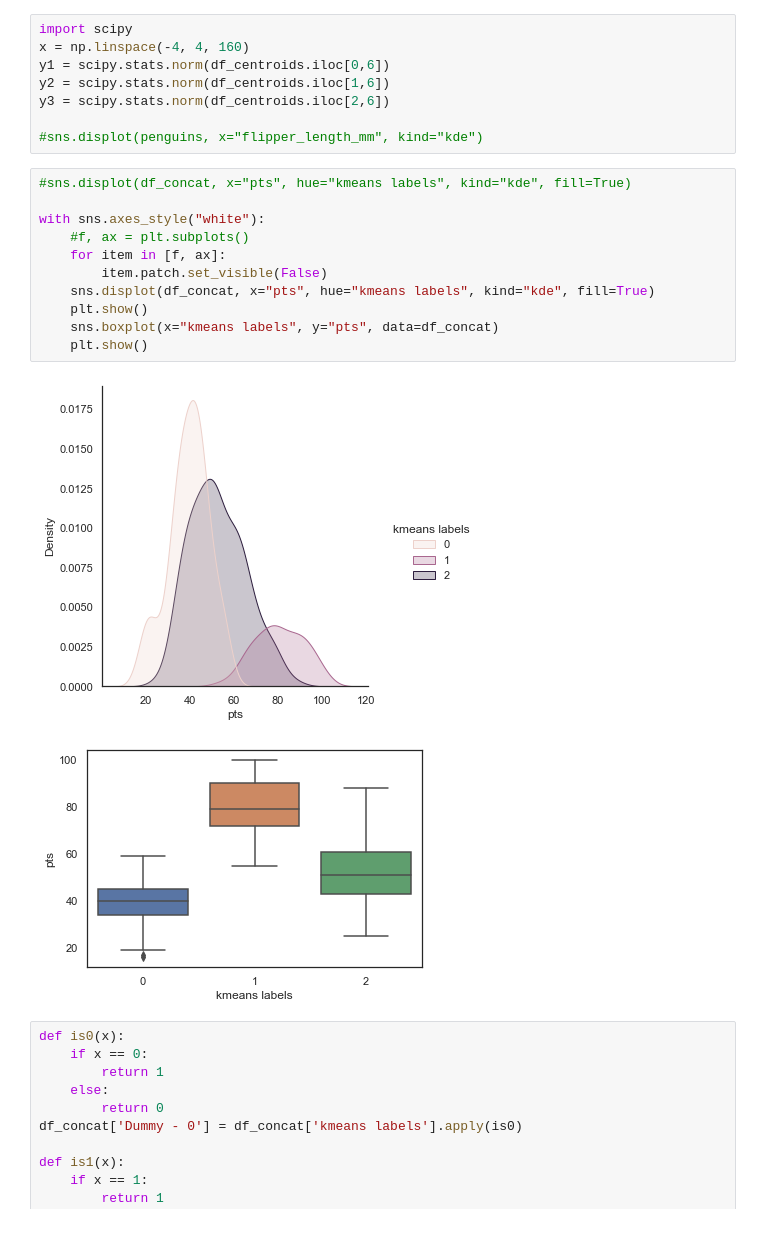
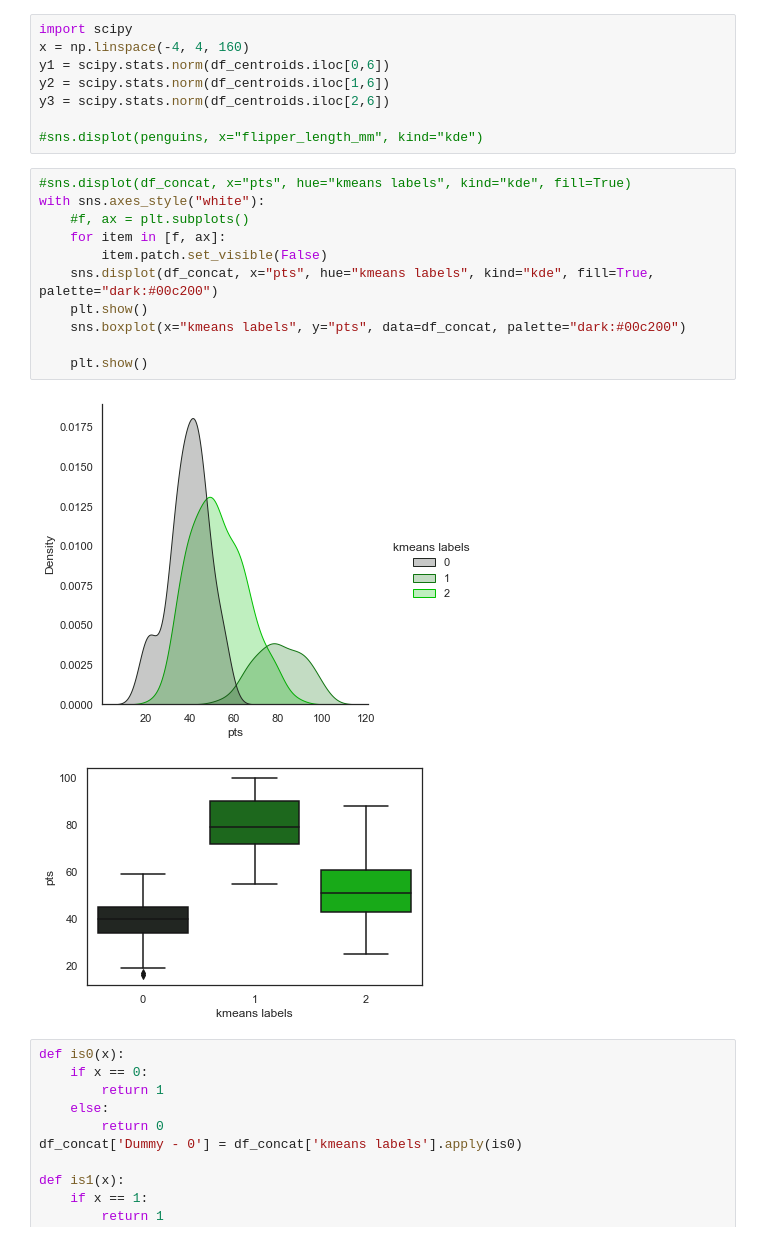
Before and after one commit to fredericojpr/Statistics-for-Data-Science-Project, a Jupyter notebook: Stats.ipynb, the cells around one changed output. Cells and saved outputs as stored; diff of their text form.

Commit message:
mudar cores do kmeans

```diff
--- a/Stats.ipynb
+++ b/Stats.ipynb
@@ -1070,18 +1071,18 @@ y3 = scipy.stats.norm(df_centroids.iloc[2,6])
 #sns.displot(penguins, x="flipper_length_mm", kind="kde")
 # %%
 #sns.displot(df_concat, x="pts", hue="kmeans labels", kind="kde", fill=True)
-
 with sns.axes_style("white"):
     #f, ax = plt.subplots()
     for item in [f, ax]:
         item.patch.set_visible(False)
-    sns.displot(df_concat, x="pts", hue="kmeans labels", kind="kde", fill=True)
+    sns.displot(df_concat, x="pts", hue="kmeans labels", kind="kde", fill=True, palette="dark:#00c200")
     plt.show()
-    sns.boxplot(x="kmeans labels", y="pts", data=df_concat)
+    sns.boxplot(x="kmeans labels", y="pts", data=df_concat, palette="dark:#00c200")
+
     plt.show()
 # %% [output]
-[figure, old version]
+[figure, new version]
-[figure, old version]
+[figure, new version]
 # %%
 def is0(x):
     if x == 0:
```
Also changed, not shown: parts of 10 cells of this notebook.
